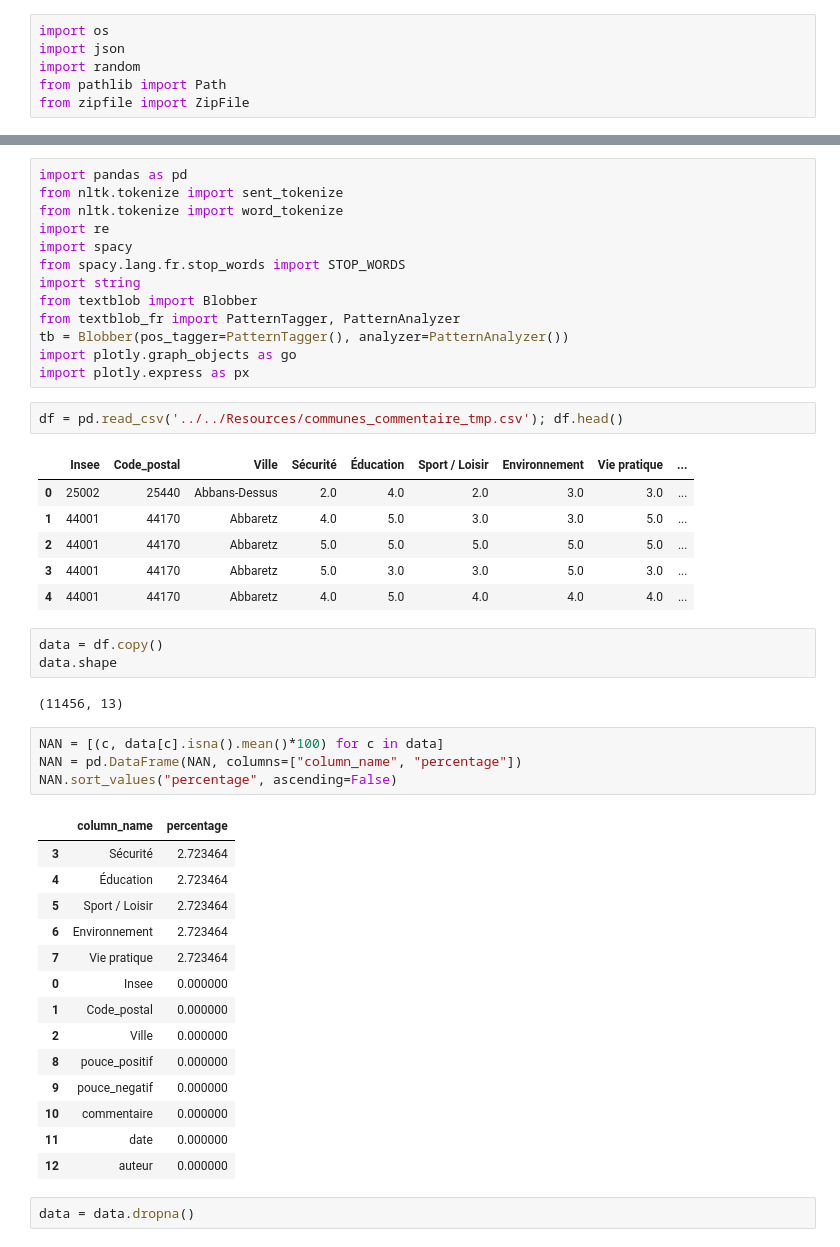
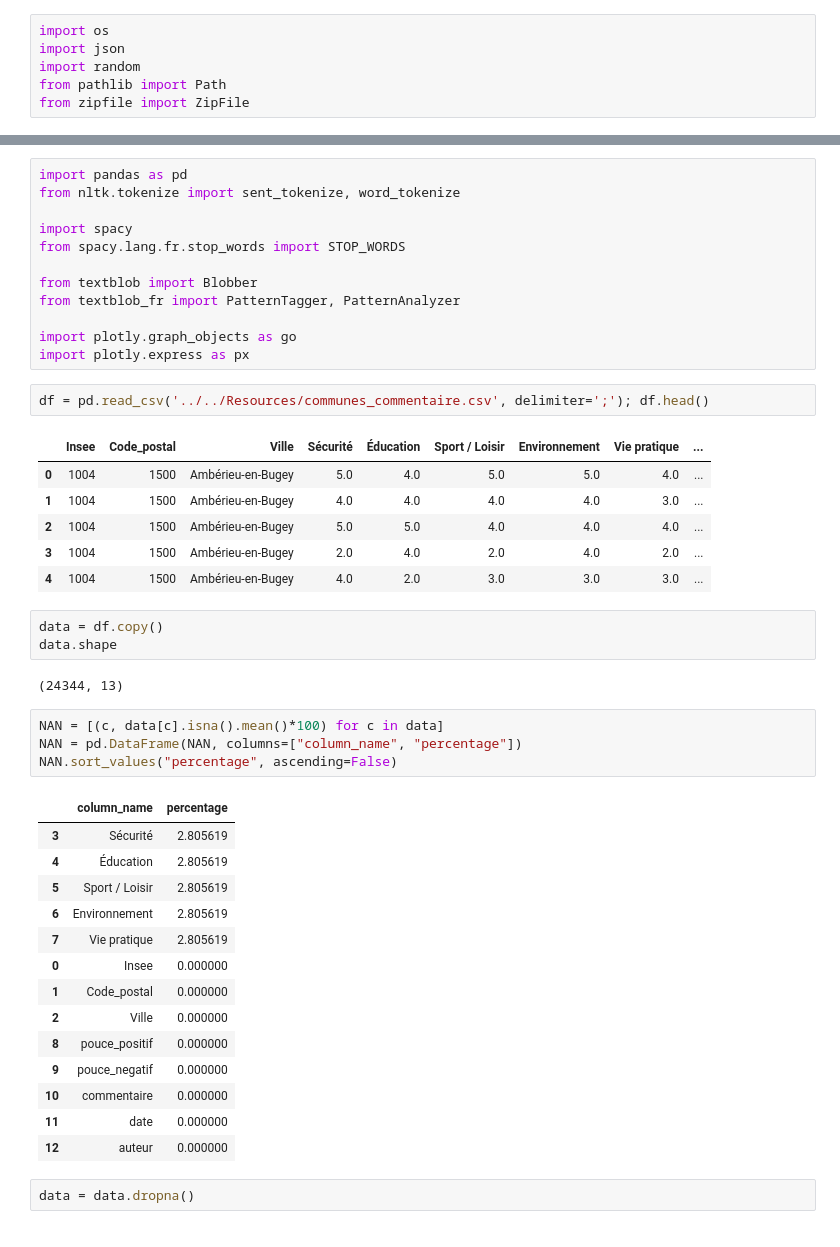
Before and after one commit to florent-haffner/ml_meilleures_communes, a Jupyter notebook: src/proto/NLP - textBlob + Spacy - Sentiment analysis.ipynb, the cells around one changed output, grey strips where cells are left out. Saved outputs shown, nothing was run; the diff lists cells and outputs as text.

```diff
--- a/src/proto/NLP - textBlob + Spacy - Sentiment analysis.ipynb
+++ b/src/proto/NLP - textBlob + Spacy - Sentiment analysis.ipynb
@@ -7,41 +33,40 @@ from zipfile import ZipFile
 # %%
 import pandas as pd
-from nltk.tokenize import sent_tokenize
-from nltk.tokenize import word_tokenize
-import re
+from nltk.tokenize import sent_tokenize, word_tokenize
+
 import spacy
 from spacy.lang.fr.stop_words import STOP_WORDS
-import string
+
 from textblob import Blobber
 from textblob_fr import PatternTagger, PatternAnalyzer
-tb = Blobber(pos_tagger=PatternTagger(), analyzer=PatternAnalyzer())
+
 import plotly.graph_objects as go
 import plotly.express as px
 # %%
-df = pd.read_csv('../../Resources/communes_commentaire_tmp.csv'); df.head()
+df = pd.read_csv('../../Resources/communes_commentaire.csv', delimiter=';'); df.head()
 # %% [output]
 |  | Insee | Code_postal | Ville | Sécurité | Éducation | Sport / Loisir | Environnement | Vie pratique | ... |
-| 0 | 25002 | 25440 | Abbans-Dessus | 2.0 | 4.0 | 2.0 | 3.0 | 3.0 | ... |
-| 1 | 44001 | 44170 | Abbaretz | 4.0 | 5.0 | 3.0 | 3.0 | 5.0 | ... |
-| 2 | 44001 | 44170 | Abbaretz | 5.0 | 5.0 | 5.0 | 5.0 | 5.0 | ... |
-| 3 | 44001 | 44170 | Abbaretz | 5.0 | 3.0 | 3.0 | 5.0 | 3.0 | ... |
-| 4 | 44001 | 44170 | Abbaretz | 4.0 | 5.0 | 4.0 | 4.0 | 4.0 | ... |
+| 0 | 1004 | 1500 | Ambérieu-en-Bugey | 5.0 | 4.0 | 5.0 | 5.0 | 4.0 | ... |
+| 1 | 1004 | 1500 | Ambérieu-en-Bugey | 4.0 | 4.0 | 4.0 | 4.0 | 3.0 | ... |
+| 2 | 1004 | 1500 | Ambérieu-en-Bugey | 5.0 | 5.0 | 4.0 | 4.0 | 4.0 | ... |
+| 3 | 1004 | 1500 | Ambérieu-en-Bugey | 2.0 | 4.0 | 2.0 | 4.0 | 2.0 | ... |
+| 4 | 1004 | 1500 | Ambérieu-en-Bugey | 4.0 | 2.0 | 3.0 | 3.0 | 3.0 | ... |
 # %%
 data = df.copy()
 data.shape
 # %% [output]
-(11456, 13)
+(24344, 13)
 # %%
 NAN = [(c, data[c].isna().mean()*100) for c in data]
 NAN = pd.DataFrame(NAN, columns=["column_name", "percentage"])
 NAN.sort_values("percentage", ascending=False)
 # %% [output]
 |  | column_name | percentage |
-| 3 | Sécurité | 2.723464 |
-| 4 | Éducation | 2.723464 |
-| 5 | Sport / Loisir | 2.723464 |
-| 6 | Environnement | 2.723464 |
-| 7 | Vie pratique | 2.723464 |
+| 3 | Sécurité | 2.805619 |
+| 4 | Éducation | 2.805619 |
+| 5 | Sport / Loisir | 2.805619 |
+| 6 | Environnement | 2.805619 |
+| 7 | Vie pratique | 2.805619 |
 | 0 | Insee | 0.000000 |
 | 1 | Code_postal | 0.000000 |
 | 2 | Ville | 0.000000 |
```
Also changed, not shown: parts of 10 cells of this notebook, 4 other files.
